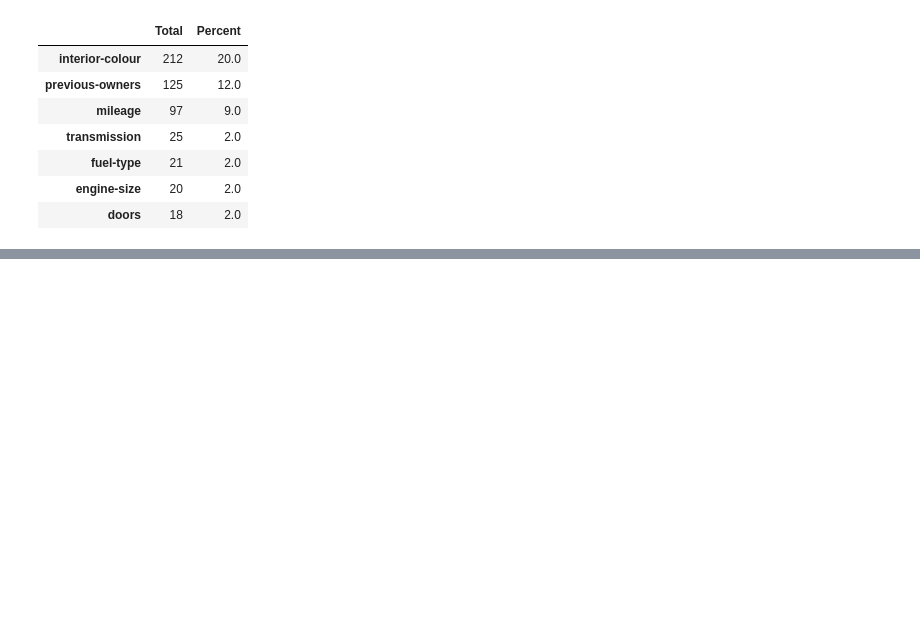
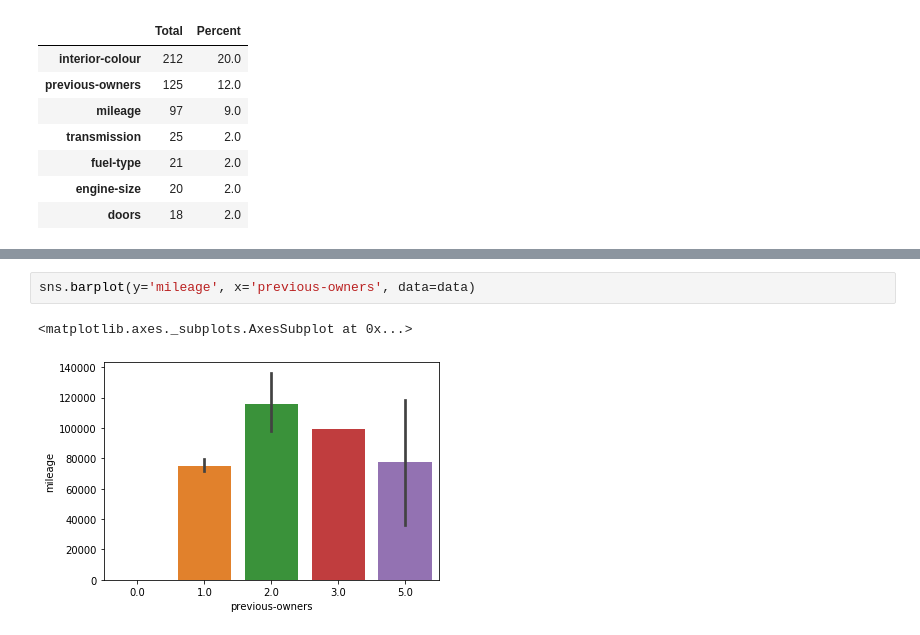
Before and after one commit to shambekela/Namcar-price-predictor, a Jupyter notebook: Car prediction.ipynb, the cells around one changed output, grey strips where cells are left out. Cells and saved outputs as stored; diff of their text form; blank space fills up the shorter version.

```diff
--- a/Car prediction.ipynb
+++ b/Car prediction.ipynb
@@ -454,0 +506,5 @@ missing_percentage(data)
+# %%
+sns.barplot(y='mileage', x='previous-owners', data=data)
+# %% [output]
+<matplotlib.axes._subplots.AxesSubplot at 0x...>
+[figure, added]
```
Also changed, not shown: parts of 16 cells of this notebook.
